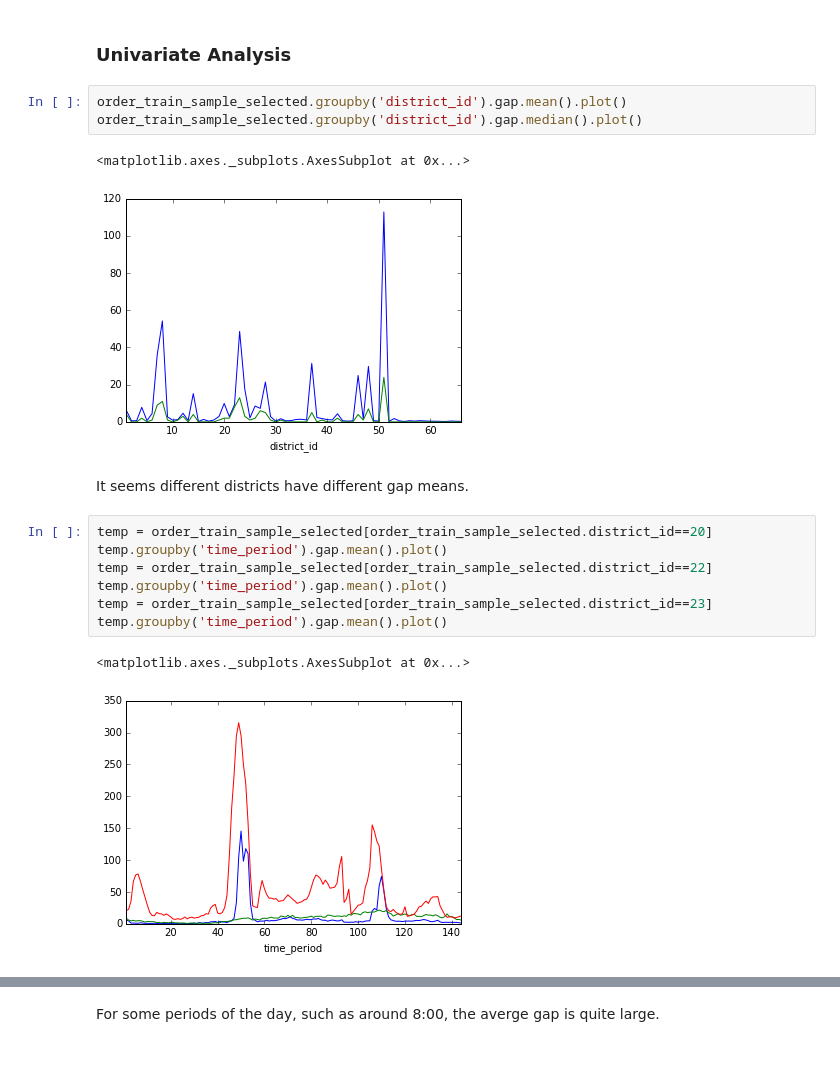
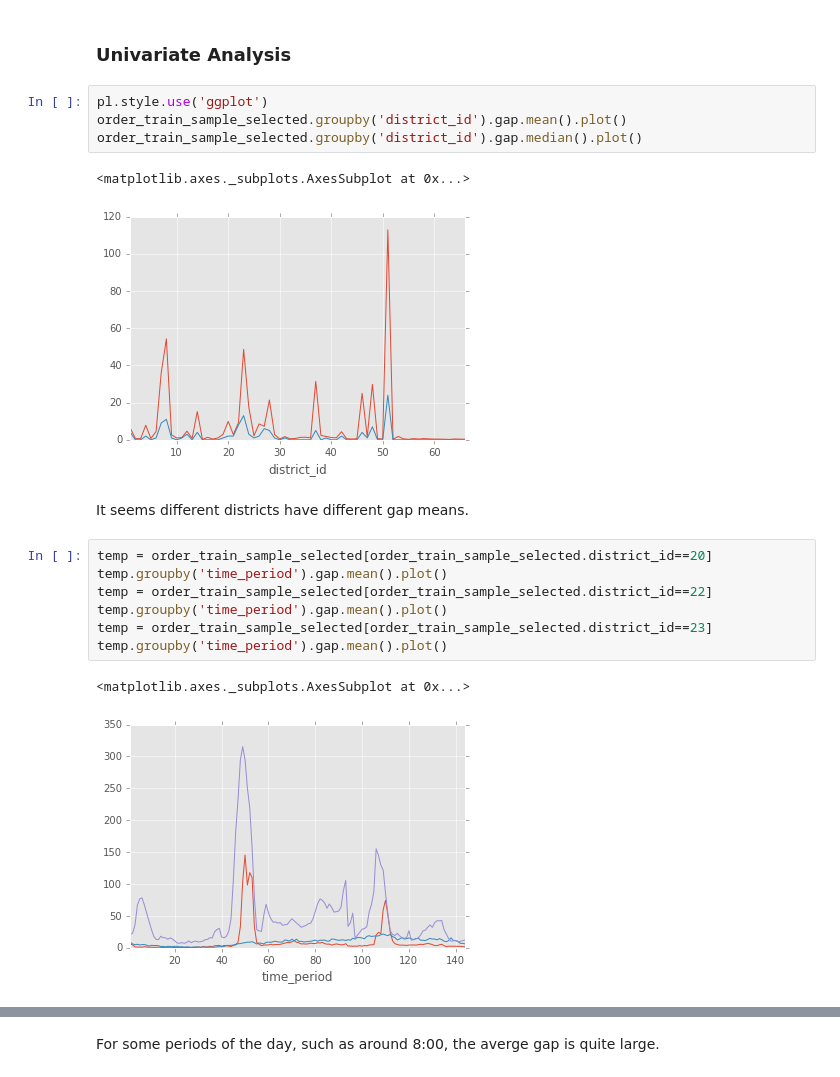
Before and after one commit to topsun888/DidiOrderGapAnalysis, a Jupyter notebook: DidiOrderAnalysis3.ipynb, the cells around one changed output, grey strips where cells are left out. Drawn from its saved outputs; the diff is of its cells as text.

```diff
--- a/DidiOrderAnalysis3.ipynb
+++ b/DidiOrderAnalysis3.ipynb
@@ -506,11 +506,12 @@ As we have preprocessed the original data, now we need to explore the features a
 # %% [markdown]
 ### Univariate Analysis
 # %%
+pl.style.use('ggplot')
 order_train_sample_selected.groupby('district_id').gap.mean().plot()
 order_train_sample_selected.groupby('district_id').gap.median().plot()
 # %% [output]
 <matplotlib.axes._subplots.AxesSubplot at 0x...>
-[figure, old version]
+[figure, new version]
 # %% [markdown]
 It seems different districts have different gap means.
 # %%
@@ -522,7 +523,7 @@ temp = order_train_sample_selected[order_train_sample_selected.district_id==23]
 temp.groupby('time_period').gap.mean().plot()
 # %% [output]
 <matplotlib.axes._subplots.AxesSubplot at 0x...>
-[figure, old version]
+[figure, new version]
 # %%
 order_train_sample_selected.groupby(['time_period']).gap.mean().plot()
 order_train_sample_selected.groupby(['time_period']).gap.median().plot()
```
Also changed, not shown: parts of 23 cells of this notebook.
